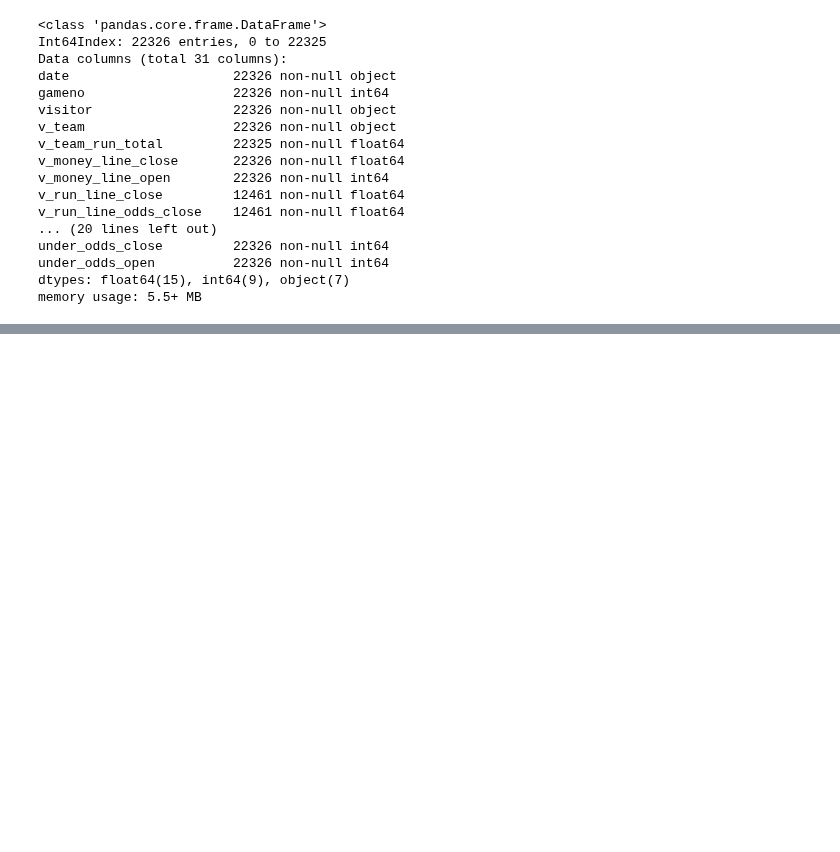
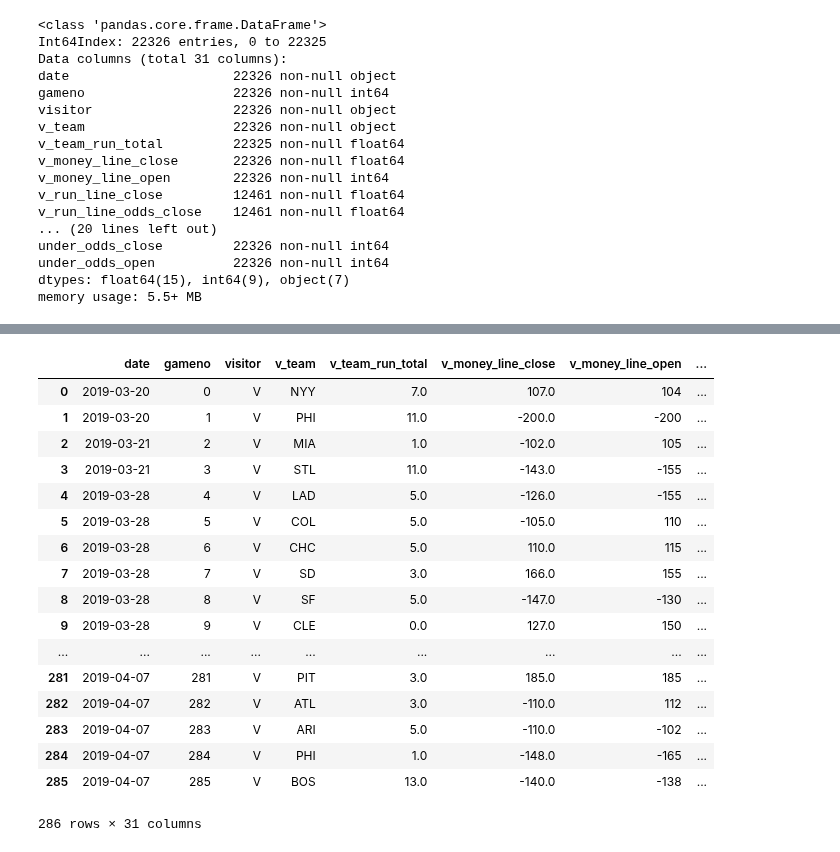
Before and after one commit to jacoblucas95/MLB-Betting-Strategies, a Jupyter notebook: run/setup/data/merged_dataset.ipynb, the cells around one changed output, grey strips where cells are left out. Drawn from its saved outputs; the diff is of its cells as text; code cells hidden in the pictures; blank space fills up the shorter version.

```diff
--- a/run/setup/data/merged_dataset.ipynb
+++ b/run/setup/data/merged_dataset.ipynb
@@ -185,0 +226,38 @@ x[0]
+# %%
+sd = datetime.fromtimestamp(1524700800)
+ed = datetime.fromtimestamp(1556280000)
+# %%
+s = sd.strftime('%Y-%m-%d')
+e = ed.strftime('%Y-%m-%d')
+# %%
+sy = int(s[0:4])
+sm = int(s[5:7])
+sd = int(s[8:10])
+
+ey = int(e[0:4])
+em = int(e[5:7])
+ed = int(e[8:10])
+# %%
+df_final['date'] = pd.to_datetime(df['date'])
+df_new = df_final[df_final['date'].isin(pd.date_range(date(sy,sm,sd), date(ey,em,ed)))]
+# %%
+df_new
+# %% [output]
+|  | date | gameno | visitor | v_team | v_team_run_total | v_money_line_close | v_money_line_open | ... |
+| 0 | 2019-03-20 | 0 | V | NYY | 7.0 | 107.0 | 104 | ... |
+| 1 | 2019-03-20 | 1 | V | PHI | 11.0 | -200.0 | -200 | ... |
+| 2 | 2019-03-21 | 2 | V | MIA | 1.0 | -102.0 | 105 | ... |
+| 3 | 2019-03-21 | 3 | V | STL | 11.0 | -143.0 | -155 | ... |
+| 4 | 2019-03-28 | 4 | V | LAD | 5.0 | -126.0 | -155 | ... |
+| 5 | 2019-03-28 | 5 | V | COL | 5.0 | -105.0 | 110 | ... |
+| 6 | 2019-03-28 | 6 | V | CHC | 5.0 | 110.0 | 115 | ... |
+| 7 | 2019-03-28 | 7 | V | SD | 3.0 | 166.0 | 155 | ... |
+| 8 | 2019-03-28 | 8 | V | SF | 5.0 | -147.0 | -130 | ... |
+| 9 | 2019-03-28 | 9 | V | CLE | 0.0 | 127.0 | 150 | ... |
+| ... | ... | ... | ... | ... | ... | ... | ... | ... |
+| 281 | 2019-04-07 | 281 | V | PIT | 3.0 | 185.0 | 185 | ... |
+| 282 | 2019-04-07 | 282 | V | ATL | 3.0 | -110.0 | 112 | ... |
+| 283 | 2019-04-07 | 283 | V | ARI | 5.0 | -110.0 | -102 | ... |
+| 284 | 2019-04-07 | 284 | V | PHI | 1.0 | -148.0 | -165 | ... |
+| 285 | 2019-04-07 | 285 | V | BOS | 13.0 | -140.0 | -138 | ... |
+286 rows × 31 columns
```
Also changed, not shown: parts of 6 cells of this notebook, 4 other files.
